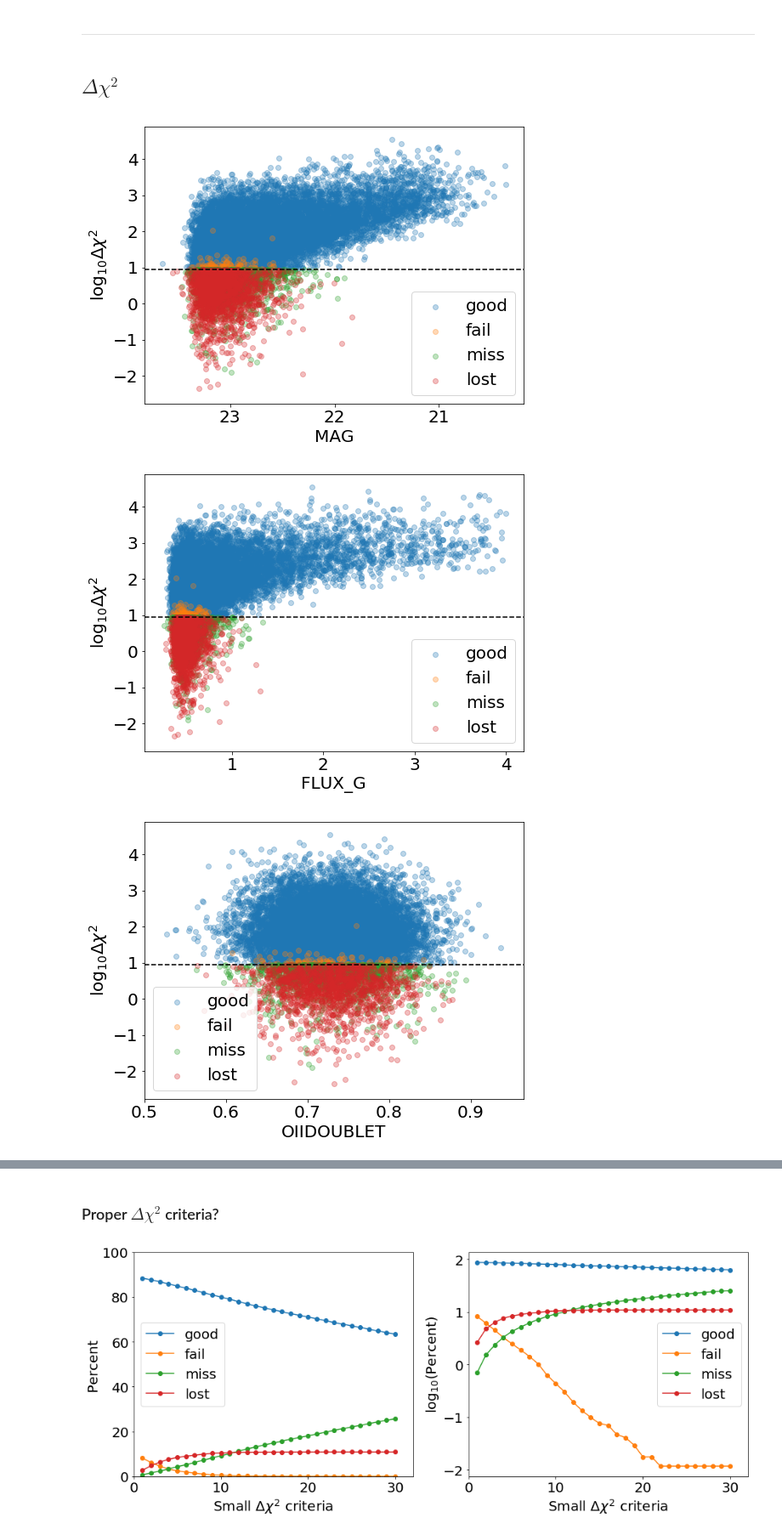
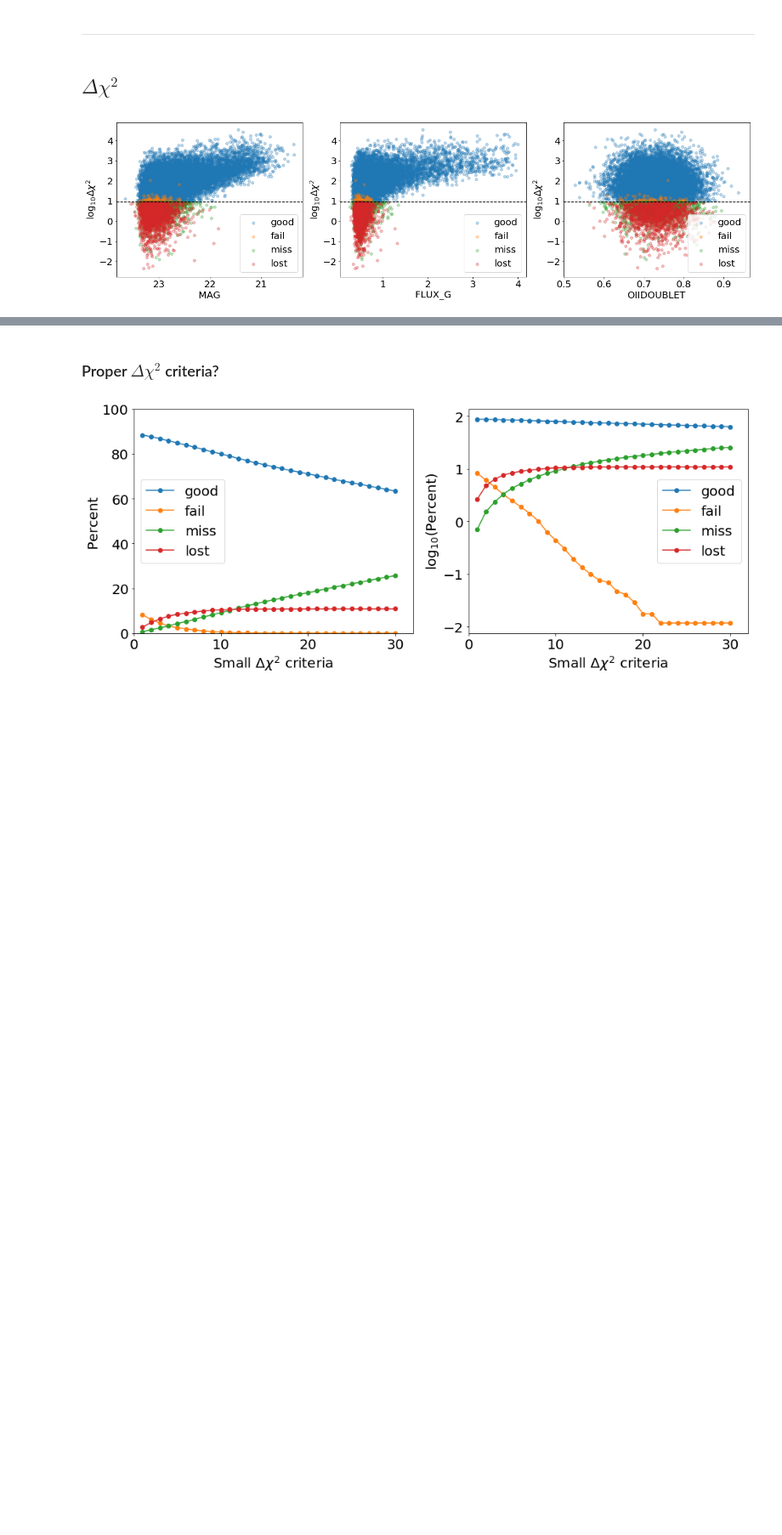
Before and after one commit to Yucheng-Zhang/desi_nbs, a Jupyter notebook: demo/elg_zfitting.ipynb, the cells around one changed output, grey strips where cells are left out. Shown at 85% size. Cells and saved outputs as stored; diff of their text form; code cells hidden in the pictures; blank space fills up the shorter version.

```diff
--- a/demo/elg_zfitting.ipynb
+++ b/demo/elg_zfitting.ipynb
@@ -68,8 +70,10 @@ del zcat.meta['EXTNAME']
 # %%
 # select columns
 truth_s = truth['TARGETID', 'TRUEZ', 'TRUESPECTYPE', 'TEMPLATETYPE', 'MAG', 'FLUX_G', 'FLUX_R', 'FLUX_Z']
-zcat_s = zcat['TARGETID', 'Z', 'ZERR', 'ZWARN', 'SPECTYPE', 'SUBTYPE', 'DESI_TARGET', 'HPXPIXEL', 'COEFF', 'NCOEFF',
-              'DELTACHI2']
+zcat_s = zcat['TARGETID', 'Z', 'ZERR', 'ZWARN', 'SPECTYPE', 'SUBTYPE',
+              'COEFF', 'NCOEFF', 'DELTACHI2', 'DESI_TARGET', 'HPXPIXEL',
+              'FIBERFLUX_G', 'FIBERFLUX_R', 'FIBERFLUX_Z',
+              'FIBERTOTFLUX_G', 'FIBERTOTFLUX_R', 'FIBERTOTFLUX_Z']
 # DESI_TARGET == ELG
 idx = (zcat['DESI_TARGET'] & desi_mask.mask('ELG')) != 0
 zcat_s = zcat_s[idx]
@@ -379,10 +382,8 @@ ZWARN bits:
 # %% [markdown]
 ## $\Delta\chi^2$
 # %%
-def plot_chi2vs(clr):
+def plot_chi2vs(clr, ax):
     '''plot Delta chi2 vs some property'''
-    rcParams['font.size'] = 20
-    fig, (ax) = plt.subplots(1, 1, figsize=(8, 6))
 
     lls = ['good', 'fail', 'miss', 'lost']
     zzs = [ztruth_good, ztruth_fail, ztruth_miss, ztruth_lost]
@@ -399,12 +400,9 @@ def plot_chi2vs(clr):
     ax.set_xlabel(clr)
     ax.set_ylabel('$\log_{10}\Delta\chi^2$')
     ax.legend()
-
-    plt.show()
 # %%
+fig, axs = plt.subplots(1, 3, figsize=(24, 6))
 pps = ['MAG', 'FLUX_G', 'OIIDOUBLET']
-for pp in pps: plot_chi2vs(pp)
+for pp, ax in zip(pps, axs): plot_chi2vs(pp, ax)
 # %% [output]
-[figure, old version]
+[figure, new version]
-[figure, removed]
-[figure, removed]
```
Also changed, not shown: parts of 16 cells of this notebook.
